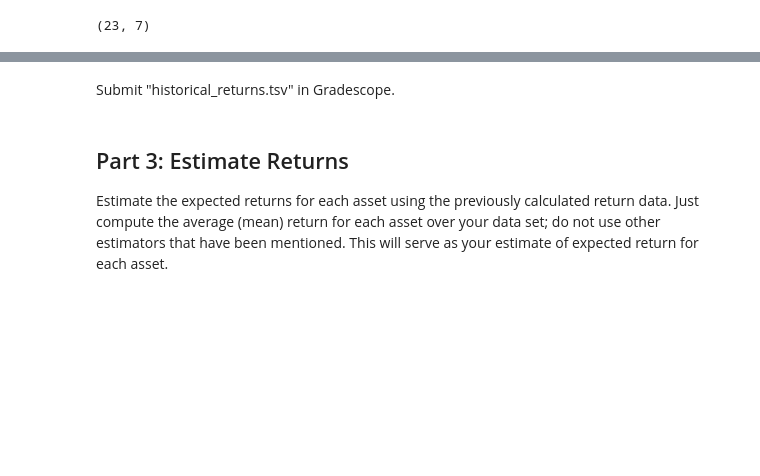
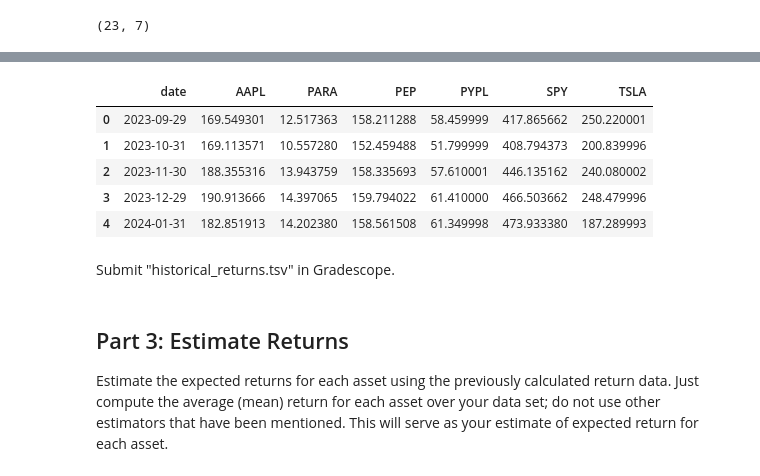
Before and after one commit to polinacsv/dx704-project-01, a Jupyter notebook: project.ipynb, the cells around one changed output, grey strips where cells are left out. Cells and saved outputs as stored; diff of their text form; code cells hidden in the pictures; blank space fills up the shorter version.

```diff
--- a/project.ipynb
+++ b/project.ipynb
@@ -594,6 +594,15 @@ returns_out.to_csv("historical_returns.tsv", sep="\t", index=False, float_format
 prices_out.to_csv("historical_prices.tsv", sep="\t", index=False)
 # %%
 returns_out.to_csv("historical_returns.tsv", sep="\t", index=False)
+# %%
+prices_out.head()
+# %% [output]
+|  | date | AAPL | PARA | PEP | PYPL | SPY | TSLA |
+| 0 | 2023-09-29 | 169.549301 | 12.517363 | 158.211288 | 58.459999 | 417.865662 | 250.220001 |
+| 1 | 2023-10-31 | 169.113571 | 10.557280 | 152.459488 | 51.799999 | 408.794373 | 200.839996 |
+| 2 | 2023-11-30 | 188.355316 | 13.943759 | 158.335693 | 57.610001 | 446.135162 | 240.080002 |
+| 3 | 2023-12-29 | 190.913666 | 14.397065 | 159.794022 | 61.410000 | 466.503662 | 248.479996 |
+| 4 | 2024-01-31 | 182.851913 | 14.202380 | 158.561508 | 61.349998 | 473.933380 | 187.289993 |
 # %% [markdown]
 Submit "historical_returns.tsv" in Gradescope.
 # %% [markdown]
```
Also changed, not shown: parts of 29 cells of this notebook, 8 other files.
